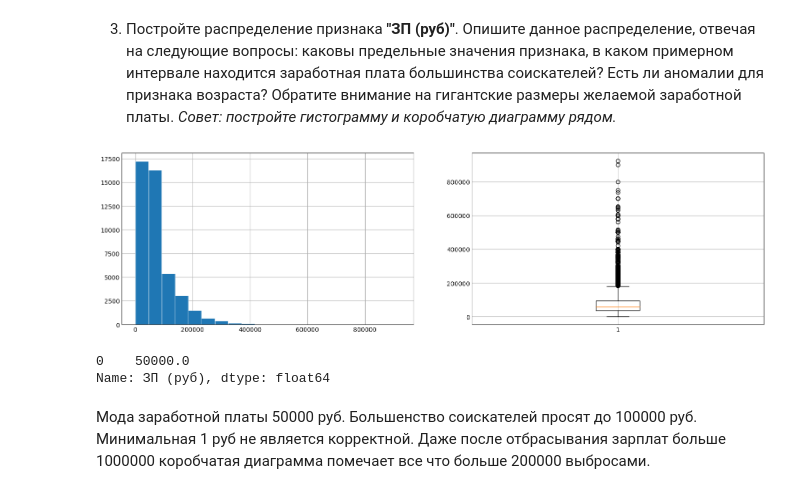
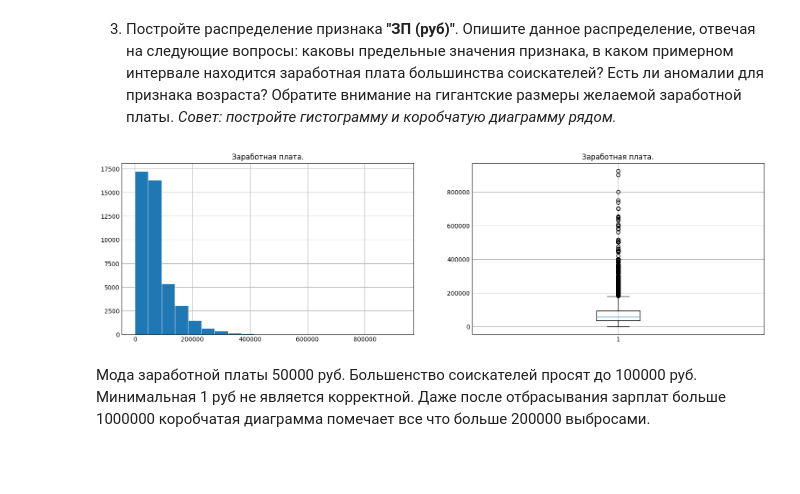
Before and after one commit to KuzmiciusA/sf_HeadHunter, a Jupyter notebook: Project-1._Ноутбук-шаблон.ipynb, the cells around one changed output. Cells and saved outputs as stored; diff of their text form; code cells hidden in the pictures; blank space fills up the shorter version.

```diff
--- a/Project-1._Ноутбук-шаблон.ipynb
+++ b/Project-1._Ноутбук-шаблон.ipynb
@@ -403,25 +407,22 @@ plt.show()
 # %%
 plt.style.use('_mpl-gallery')
 
 # для удобства сразу отбрасываю все зарплаты больше 1000000 рублей
 x = hh_database['ЗП (руб)'][hh_database['ЗП (руб)'] < 1000000]
 
 # plot:
 fig, ax = plt.subplots(nrows=1, ncols=2, figsize=(15, 4))
 
 ax[0].hist(x, bins=20, linewidth=0.5, edgecolor="white")
 
 ax[1].boxplot(x)
+ax[0].set_title("Заработная плата.")
+ax[1].set_title("Заработная плата.")
 
 
 plt.show()
 # %% [output]
-[figure, old version]
+[figure, new version]
-# %%
-x.mode()
-# %% [output]
-0    50000.0
-Name: ЗП (руб), dtype: float64
 # %% [markdown]
 Мода заработной платы 50000 руб. Большенство соискателей просят до 100000 руб. Минимальная 1 руб не является корректной. Даже после отбрасывания зарплат больше 1000000 коробчатая диаграмма помечает все что больше 200000 выбросами.
 # %% [markdown]
```
Also changed, not shown: parts of 9 cells of this notebook.
